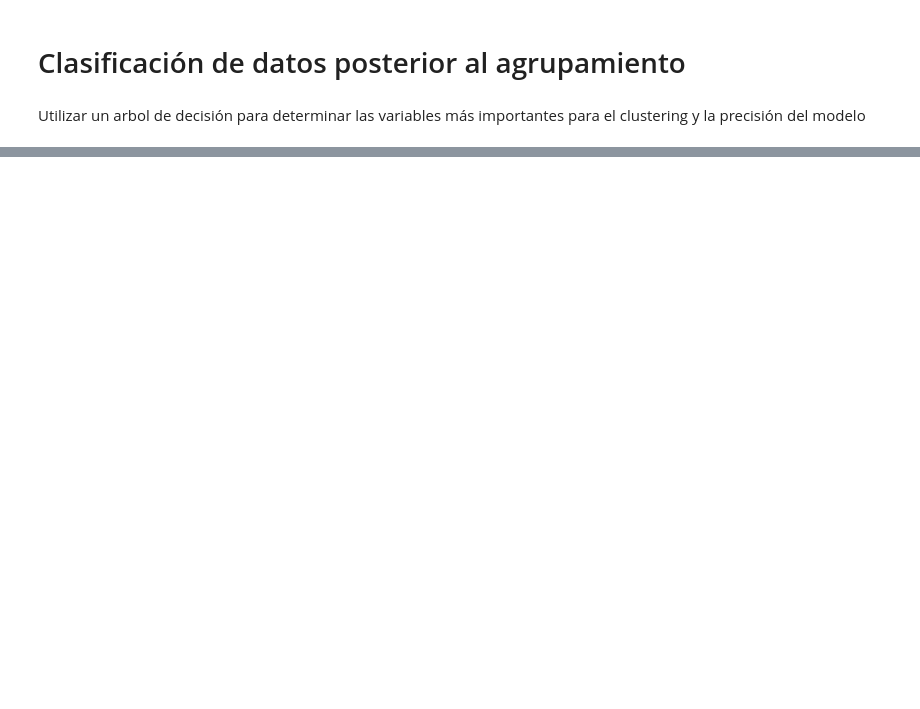
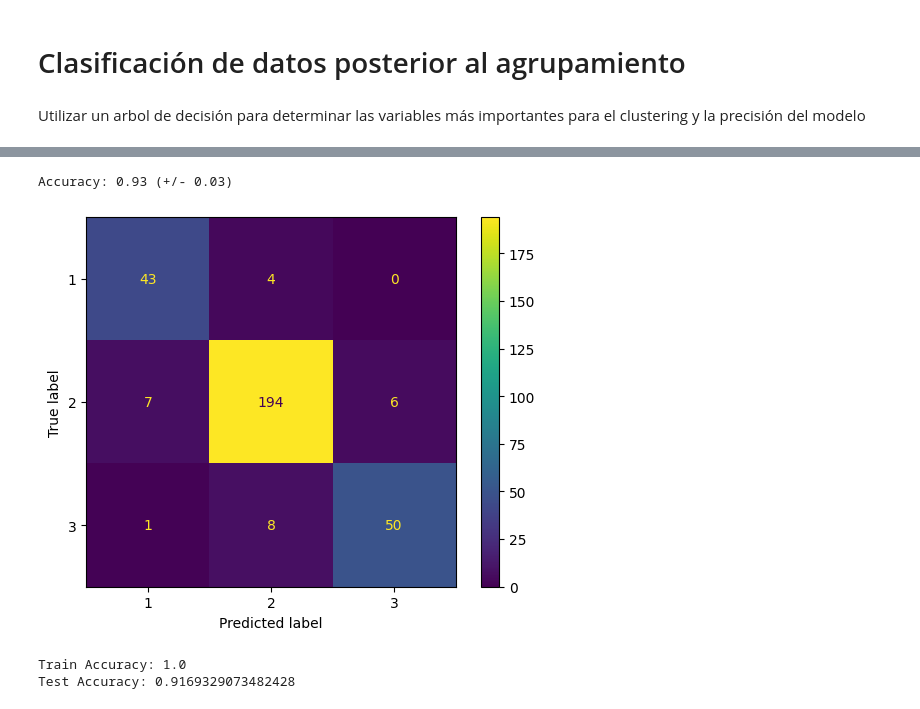
Before and after one commit to ArturoG1z/Proyecto-CyAD, a Jupyter notebook: Notebooks/04-Validacion-Decission-Tree-Clasifier.ipynb, the cells around one changed output, grey strips where cells are left out. Saved outputs shown, nothing was run; the diff lists cells and outputs as text; code cells hidden in the pictures; blank space fills up the shorter version.

```diff
--- a/Notebooks/04-Validacion-Decission-Tree-Clasifier.ipynb
+++ b/Notebooks/04-Validacion-Decission-Tree-Clasifier.ipynb
@@ -198,40 +224,44 @@ disp.plot()
 # %%
 from sklearn.model_selection import cross_val_score
 # usando los mejores hiperparámetros
-# Best Hyperparameters: {'classifier__max_depth': 10, 'classifier__min_samples_split': 5}
-clf = DecisionTreeClassifier(max_depth=7, min_samples_split=5, random_state=42)
+max_depth = best_params['classifier__max_depth']
+min_samples_split = best_params['classifier__min_samples_split']
+clf = DecisionTreeClassifier(max_depth=max_depth, min_samples_split=min_samples_split, random_state=42)
 
 stratified_kfold = StratifiedKFold(n_splits=5, shuffle=True, random_state=42)
 
 preprocessor = ColumnTransformer(
   transformers=[
     ('num', numerical_transformer, numerical_features),
     ('cat', categorical_transformer, categorical_features)
   ])
 
 pipeline = Pipeline(steps=[
   ('preprocessor', preprocessor),
   ('smote', SMOTE(sampling_strategy='auto', random_state=42)),
   ('classifier', clf)
 ])
 
 # Calcular la precisión usando validación cruzada
 scores = cross_val_score(pipeline, X, y, cv=stratified_kfold, scoring='accuracy')
 
 print("Accuracy: %0.2f (+/- %0.2f)" % (scores.mean(), scores.std() * 2))
 
 # Matriz de confusión
 from sklearn.metrics import ConfusionMatrixDisplay
 import matplotlib.pyplot as plt
 # X_train, X_test, y_train, y_test
 pipeline.fit(X_train, y_train)
 y_pred = pipeline.predict(X_test)
 
 cm = confusion_matrix(y_test, y_pred)
 disp = ConfusionMatrixDisplay(confusion_matrix=cm, display_labels=pipeline.classes_)
 disp.plot()
 
 plt.show()
+# %% [output]
+Accuracy: 0.93 (+/- 0.03)
+[figure, added]
 # %%
 # Evalauamos en el train set solo para ver que no quedó sobreajustado
 train_accuracy = best_model.score(X_train, y_train)
@@ -240,6 +270,9 @@ print("Train Accuracy:", train_accuracy)
 # Evaluamos en el test set para ver como generaliza
 test_accuracy = best_model.score(X_test, y_test)
 print("Test Accuracy:", test_accuracy)
+# %% [output]
+Train Accuracy: 1.0
+Test Accuracy: 0.9169329073482428
 # %%
 # Obtenemos las variables más importantes
 importances = best_model.named_steps['classifier'].feature_importances_
```
Also changed, not shown: parts of 7 cells of this notebook, 1 other file.
